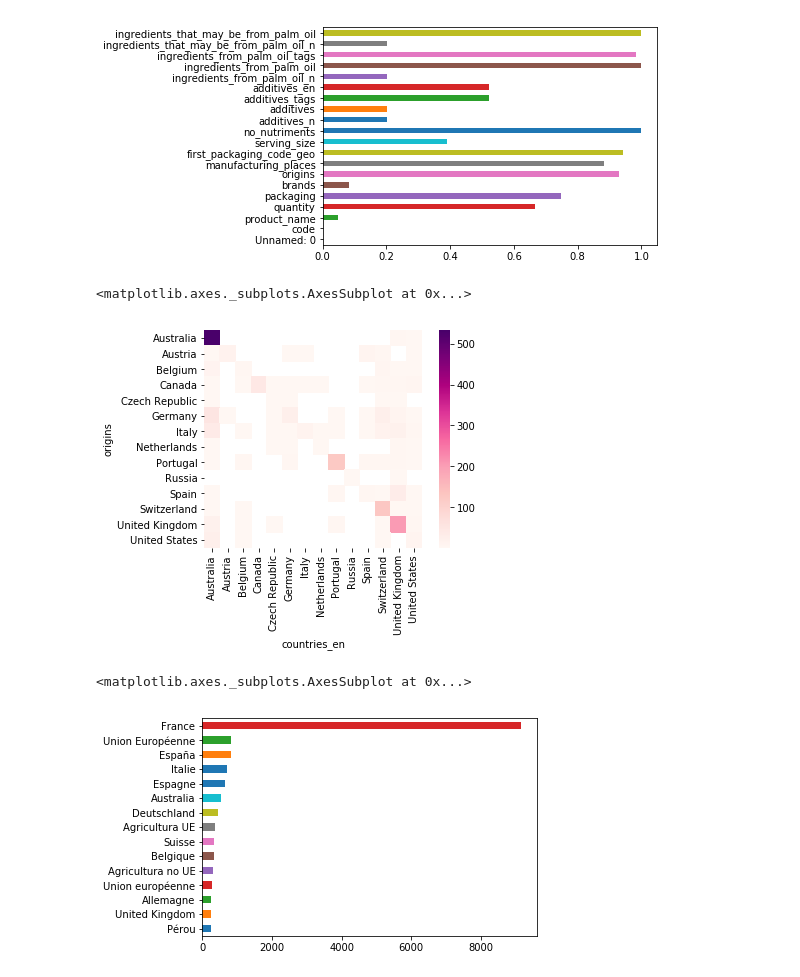
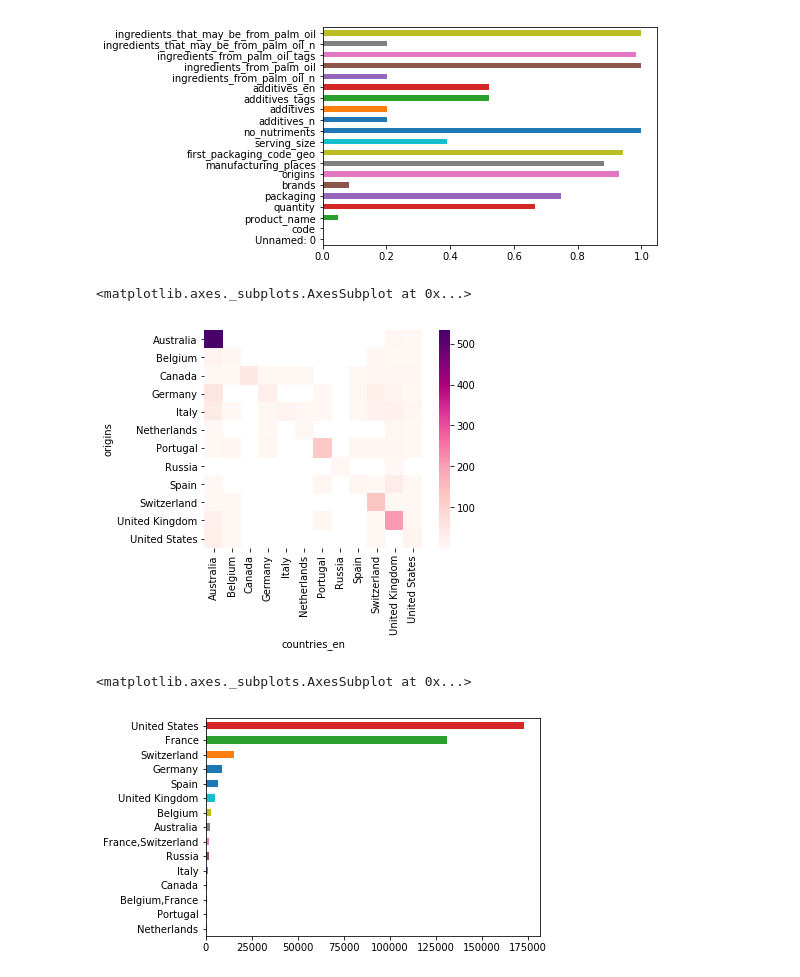
Before and after one commit to petrovaOlia/food, a Jupyter notebook: Petrova.ipynb, the cells around one changed output. Saved outputs shown, nothing was run; the diff lists cells and outputs as text; code cells hidden in the pictures.

```diff
--- a/Petrova.ipynb
+++ b/Petrova.ipynb
@@ -34,7 +34,7 @@ def split_row(df, column, sep):
     new_df[column] = new_values
     return new_df
 # %%
-popCountries = countries["countries_en"].value_counts()[:15].index.tolist()
+popCountries = df["countries_en"].value_counts()[:15].index.tolist()
 popCountries.remove('France')
 
 dfCountries = split_row(del_nulls(df, ["countries_en", "origins"]), "countries_en", ",")
@@ -45,11 +45,10 @@ pivt = dfCountries.pivot_table(values='code', index='origins', columns='countrie
 seaborn.heatmap(pivt, square=True, cmap="RdPu")
 # %% [output]
 <matplotlib.axes._subplots.AxesSubplot at 0x...>
-[figure, old version]
+[figure, new version]
 # %%
-#origins = split_row(del_nulls(df, ["origins"]), "origins", ",")
-origins["origins"].value_counts()[:15][::-1].plot(kind = 'barh')
-#df["countries_en"].str.contains(",")
+countries_en = split_row(del_nulls(df, ["countries_en"]), "origins", ",")
+countries_en["countries_en"].value_counts()[:15][::-1].plot(kind = 'barh')
 # %% [output]
 <matplotlib.axes._subplots.AxesSubplot at 0x...>
-[figure, old version]
+[figure, new version]
```
Also changed, not shown: parts of 1 cell of this notebook, 1 other file.
